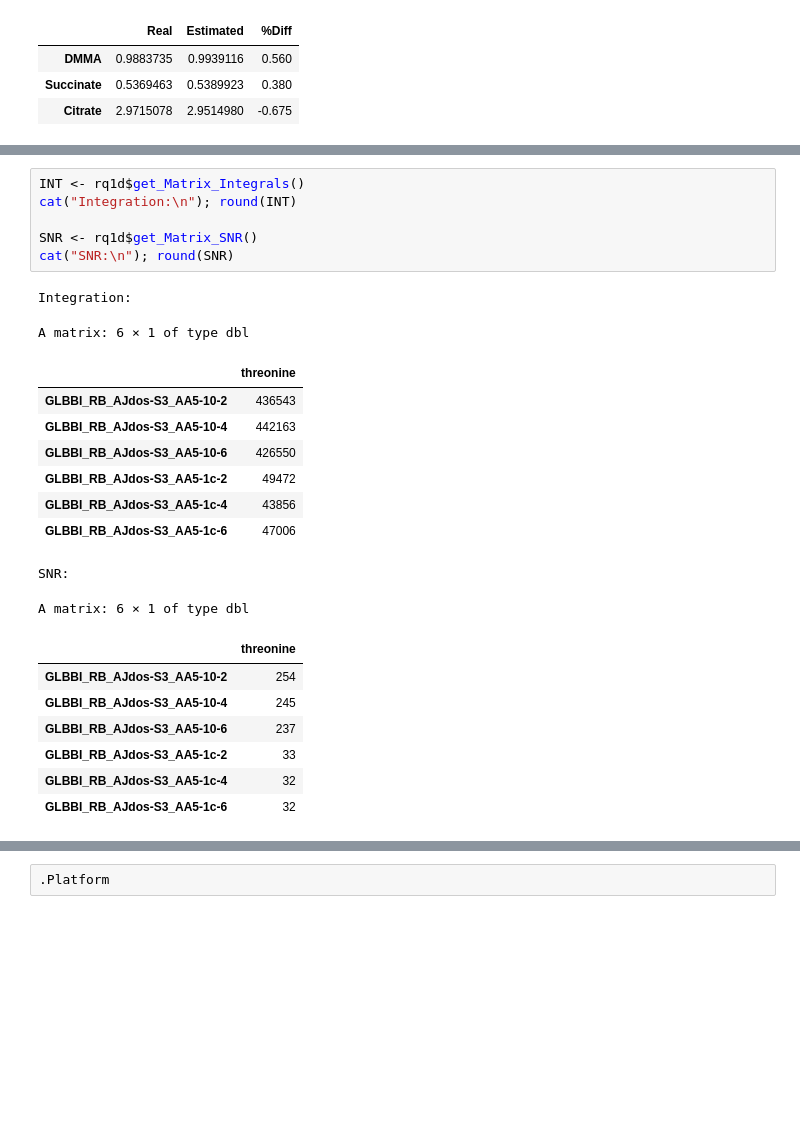
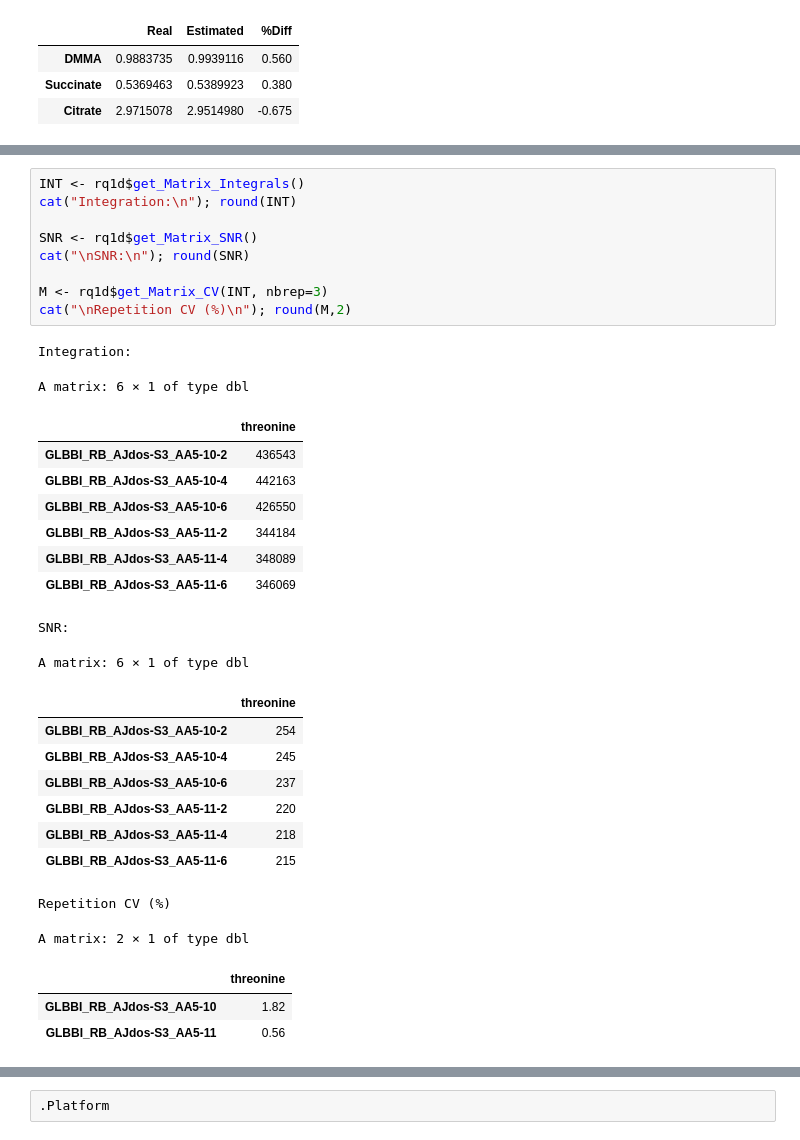
Before and after one commit to djacob65/JNBrq1d, a Jupyter notebook: RnmrQuant1D_Test_S3.ipynb, the cells around one changed output, grey strips where cells are left out. Drawn from its saved outputs; the diff is of its cells as text; blank space fills up the shorter version.

```diff
--- a/RnmrQuant1D_Test_S3.ipynb
+++ b/RnmrQuant1D_Test_S3.ipynb
@@ -216,25 +216,33 @@ t
 # %%
 INT <- rq1d$get_Matrix_Integrals()
 cat("Integration:\n"); round(INT)
 
 SNR <- rq1d$get_Matrix_SNR()
-cat("SNR:\n"); round(SNR)
+cat("\nSNR:\n"); round(SNR)
+
+M <- rq1d$get_Matrix_CV(INT, nbrep=3)
+cat("\nRepetition CV (%)\n"); round(M,2)
 # %% [output]
 Integration:
 A matrix: 6 × 1 of type dbl
 |  | threonine |
 | GLBBI_RB_AJdos-S3_AA5-10-2 | 436543 |
 | GLBBI_RB_AJdos-S3_AA5-10-4 | 442163 |
 | GLBBI_RB_AJdos-S3_AA5-10-6 | 426550 |
-| GLBBI_RB_AJdos-S3_AA5-1c-2 | 49472 |
-| GLBBI_RB_AJdos-S3_AA5-1c-4 | 43856 |
-| GLBBI_RB_AJdos-S3_AA5-1c-6 | 47006 |
+| GLBBI_RB_AJdos-S3_AA5-11-2 | 344184 |
+| GLBBI_RB_AJdos-S3_AA5-11-4 | 348089 |
+| GLBBI_RB_AJdos-S3_AA5-11-6 | 346069 |
 SNR:
 A matrix: 6 × 1 of type dbl
 |  | threonine |
 | GLBBI_RB_AJdos-S3_AA5-10-2 | 254 |
 | GLBBI_RB_AJdos-S3_AA5-10-4 | 245 |
 | GLBBI_RB_AJdos-S3_AA5-10-6 | 237 |
-| GLBBI_RB_AJdos-S3_AA5-1c-2 | 33 |
-| GLBBI_RB_AJdos-S3_AA5-1c-4 | 32 |
-| GLBBI_RB_AJdos-S3_AA5-1c-6 | 32 |
+| GLBBI_RB_AJdos-S3_AA5-11-2 | 220 |
+| GLBBI_RB_AJdos-S3_AA5-11-4 | 218 |
+| GLBBI_RB_AJdos-S3_AA5-11-6 | 215 |
+Repetition CV (%)
+A matrix: 2 × 1 of type dbl
+|  | threonine |
+| GLBBI_RB_AJdos-S3_AA5-10 | 1.82 |
+| GLBBI_RB_AJdos-S3_AA5-11 | 0.56 |
```
Also changed, not shown: parts of 3 cells of this notebook.
